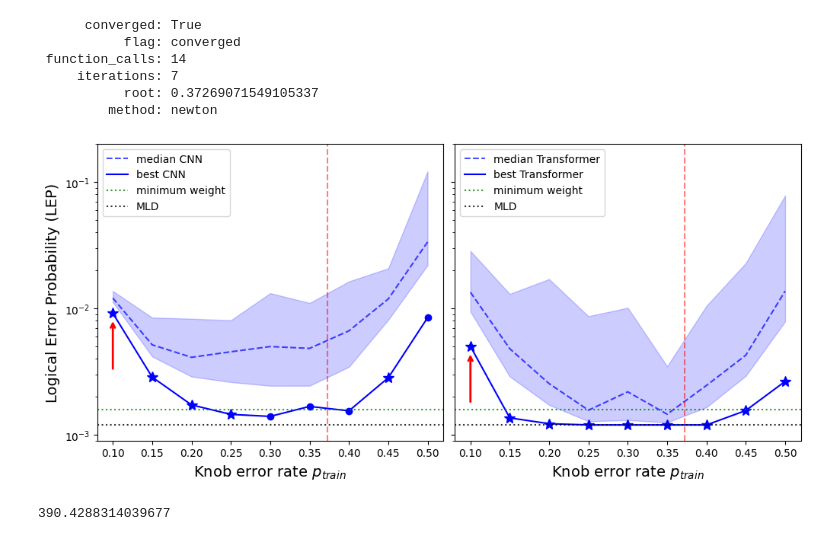
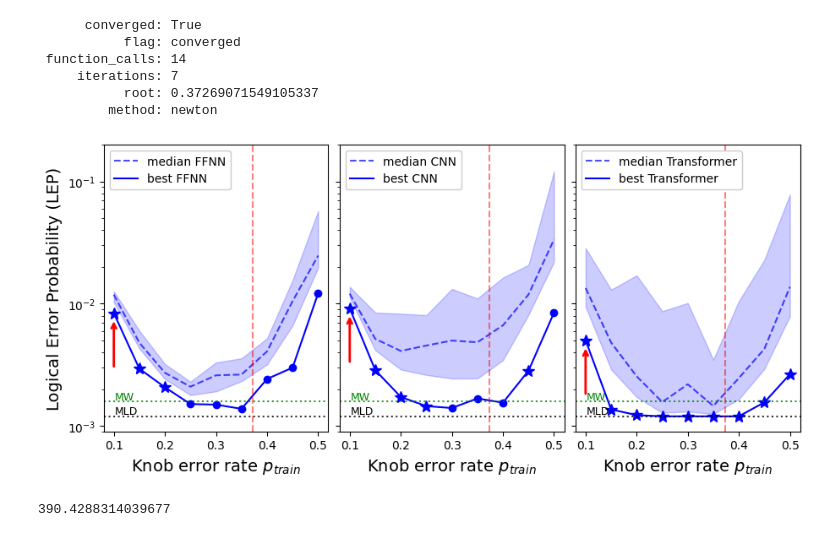
Before and after one commit to peterse/mldec, a Jupyter notebook: src/mldec/analysis/toy_problem_analysis.ipynb, the cells around one changed output. Saved outputs shown, nothing was run; the diff lists cells and outputs as text; code cells hidden in the pictures.

Commit message:
ffnn experiments

```diff
--- a/src/mldec/analysis/toy_problem_analysis.ipynb
+++ b/src/mldec/analysis/toy_problem_analysis.ipynb
@@ -21,8 +22,9 @@ from mldec.utils import evaluation
 
 
 # model = "transformer"
-target_xformer = "transformer_toy_problem_results_N2000.csv"
-target_cnn = "cnn_toy_problem_results_N2000_v4.csv"
+target_xformer = "xformer-v0/transformer_toy_problem_results_N2000.csv"
+target_cnn = "cnn-v0/cnn_toy_problem_results_N2000_v4.csv"
+target_ffnn = "ffnn-v1.0/ffnn_toy_problem_results_N2000.csv"
 
 # model = "cnn"
 # target = "cnn_toy_problem_results_N2000_v4.csv"
@@ -32,6 +34,7 @@ target_cnn = "cnn_toy_problem_results_N2000_v4.csv"
 
 df_x = pd.read_csv(target_xformer)
 df_cnn = pd.read_csv(target_cnn)
+df_ffnn = pd.read_csv(target_ffnn)
 # %%
 # compute optimal performance on this dataset
 
@@ -70,10 +73,10 @@ print(root)
            root: 0.37269071549105337
          method: newton
 # %%
-fig, axes = plt.subplots(1, 2, figsize=(10, 4.5), sharey=True, constrained_layout=True)
+fig, axes = plt.subplots(1, 3, figsize=(9, 4), sharey=True, constrained_layout=True)
 
 
-for jj, (df, model) in enumerate(zip([df_cnn, df_x], ['CNN', 'Transformer'])):
+for jj, (df, model) in enumerate(zip([df_ffnn, df_cnn, df_x], ['FFNN', 'CNN', 'Transformer'])):
 
     ax = axes[jj]
     # compute performance/stats on each of the models
@@ -107,37 +110,39 @@ for jj, (df, model) in enumerate(zip([df_cnn, df_x], ['CNN', 'Transformer'])):
     yerrs_meds = np.array(yerrs_meds)
     yerrs_mins = np.array(yerrs_mins)
     yerrs_ub = np.array(yerrs_ub)
     yerrs_lb = np.array(yerrs_lb)
     ax.fill_between(pvals, yerrs_lb, yerrs_ub, color='b', alpha=0.2)
     ax.plot(pvals, yerrs_meds, ls='--', marker=None, c='b', alpha=0.7, label=f'median {model}')
     ax.plot(pvals, yerrs_mins, ls='-', marker=None, c='b', label=f'best {model}')
     # wherever the result is better than lookup, plot a star
     for i, p in enumerate(pvals):
         if better_than_lookup_arr[i]:
             marker = '*'
             markersize = 10
         else:
             marker = 'o'
             markersize = 6
         ax.plot(p, yerrs_mins[i], marker=marker, c='b', markersize=markersize)
 
     ax.set_xlabel(r"Knob error rate $p_{train}$", size=14)
-    ax.axhline(min_minweight_err, ls=':', c='g', alpha=0.8, label='minimum weight')
-    ax.axhline(1 - mld_acc, ls=':', c='k', alpha=0.8, label='MLD')
+    ax.axhline(min_minweight_err, ls=':', c='g', alpha=0.8)#, label='minimum weight')
+    ax.axhline(1 - mld_acc , ls=':', c='k', alpha=0.8)#, label='MLD')
 
+    ax.text(0.102, min_minweight_err + 0.00005, f"MW", c='g', size=9, ha='left')
+    ax.text(0.102, 1 - mld_acc + 0.00005 , f"MLD", size=9, ha='left')
     # draw an arrow pointing to x=0.10, y=0.01
     ax.annotate("", xy=(0.10, yerrs_mins[0] * .9), xytext=(0.10, yerrs_mins[0] *.35 ), arrowprops=dict(arrowstyle='->', color='r', linewidth=2))
     ax.semilogy()
     ax.axvline(root.root, ls='--', c='r', alpha=0.5)
-    ax.legend()
+    ax.legend(framealpha=1, loc='upper left')
 
 
 axes[0].set_ylim([9e-4, 2e-1])
 axes[0].set_ylabel("Logical Error Probability (LEP)", size=14)
 
 fig.savefig(f"../../figures/agg_toy_problem.pdf", bbox_inches='tight')
 # %% [output]
-[figure, old version]
+[figure, new version]
 # %%
 from math import comb
 p = 0.085
```
Also changed, not shown: parts of 1 cell of this notebook, 1 other file.
